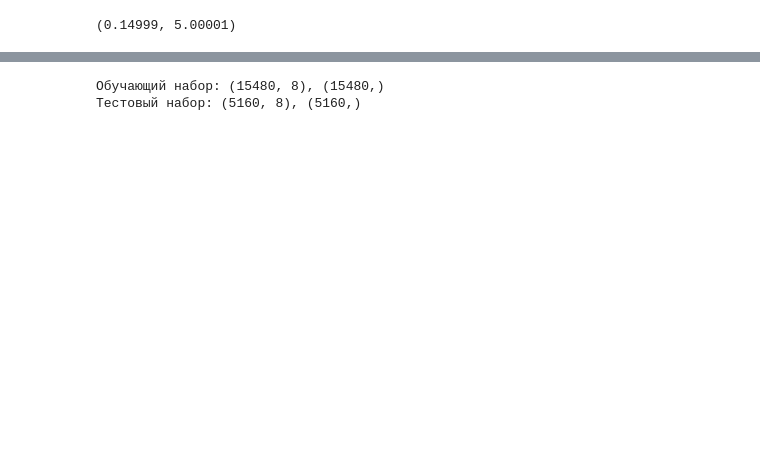
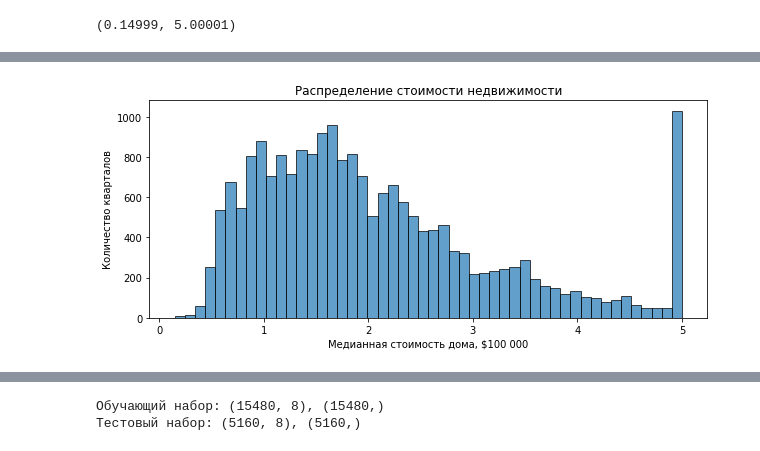
Before and after one commit to kirilman/dlpython_course, a Jupyter notebook: 01_introduction/pytorch/california_housing.ipynb, the cells around one changed output, grey strips where cells are left out. Saved outputs shown, nothing was run; the diff lists cells and outputs as text; code cells hidden in the pictures; blank space fills up the shorter version.

Commit message:
add housing eda

```diff
--- a/01_introduction/pytorch/california_housing.ipynb
+++ b/01_introduction/pytorch/california_housing.ipynb
@@ -84,0 +80,5 @@ y.min(), y.max()
+# %%
+# Объединяем признаки и целевую переменную в одну таблицу
+df = pd.DataFrame(X, columns=housing.feature_names)
+df['MedHouseVal'] = y
+df.head()
@@ -84,0 +92,10 @@ y.min(), y.max()
+# %%
+# Распределение целевой переменной (медианная стоимость дома в квартале)
+plt.figure(figsize=(10, 4))
+plt.hist(df['MedHouseVal'], bins=50, edgecolor='black', alpha=0.7)
+plt.xlabel('Медианная стоимость дома, $100 000')
+plt.ylabel('Количество кварталов')
+plt.title('Распределение стоимости недвижимости')
+plt.show()
+# %% [output]
+[figure, added]
```
Also changed, not shown: parts of 29 cells of this notebook.
